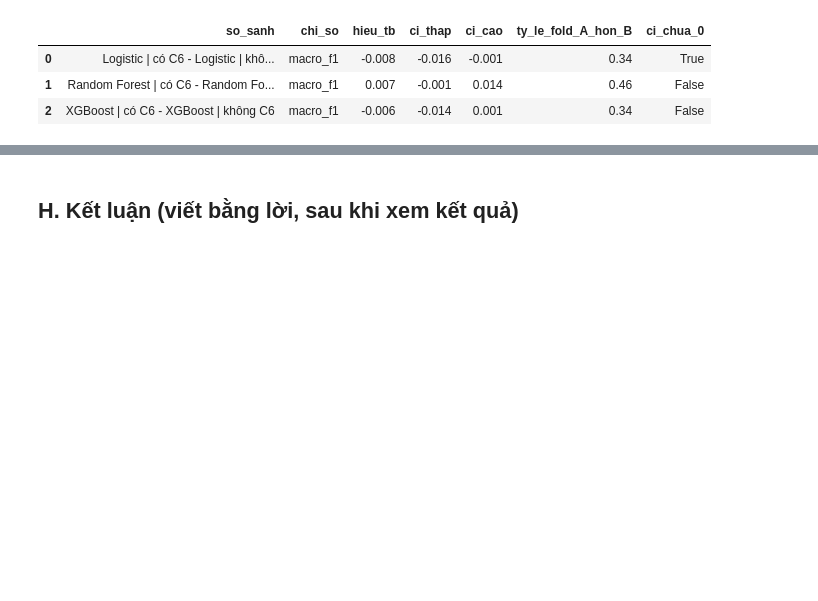
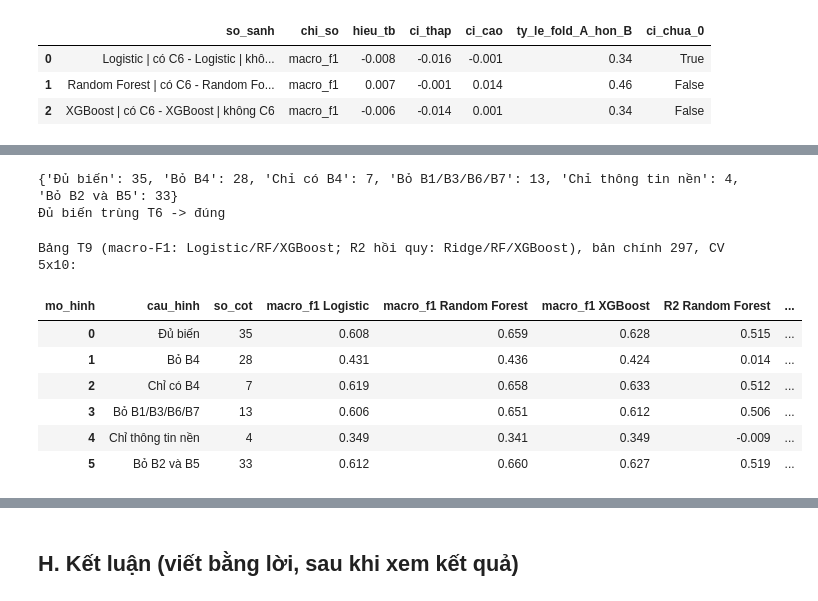
Before and after one commit to trangnt12/spark_mind, a Jupyter notebook: notebooks/03_models.ipynb, the cells around one changed output, grey strips where cells are left out. Saved outputs shown, nothing was run; the diff lists cells and outputs as text; code cells hidden in the pictures; blank space fills up the shorter version.

```diff
--- a/notebooks/03_models.ipynb
+++ b/notebooks/03_models.ipynb
@@ -345,0 +349,40 @@ luu(M.so_sanh_ghep(g, 'macro_f1', cap6), 'T6c_paired_with_C6_strict.csv')
+# %%
+cauhinh = M.cau_hinh_ablation()
+for ten, cot in cauhinh.items():
+    M.kiem_tra_cot_cam(cot)          # mọi cấu hình đều qua kiểm tra cột cấm
+print({k: len(v) for k, v in cauhinh.items()})
+ab_lop, ab_diem = M.chay_ablation(BAN[CHINH], chia)
+ab_lop.to_csv(BANG / 'T9_ablation_folds_classification_strict.csv', index=False, encoding='utf-8-sig')
+ab_diem.to_csv(BANG / 'T9_ablation_folds_regression_strict.csv', index=False, encoding='utf-8-sig')
+
+# Kiểm tra: "Đủ biến" phải bằng T6 gốc (cùng chia, cùng tham số)
+dv = ab_lop[ab_lop['cau_hinh'] == 'Đủ biến'].groupby('mo_hinh')['macro_f1'].mean()
+for m in dv.index:
+    assert abs(dv[m] - t6.set_index('mo_hinh').loc[m, 'macro_f1_tb']) < 1e-9, f'Đủ biến khác T6 ở {m}'
+print('Đủ biến trùng T6 -> đúng')
+# %% [output]
+{'Đủ biến': 35, 'Bỏ B4': 28, 'Chỉ có B4': 7, 'Bỏ B1/B3/B6/B7': 13, 'Chỉ thông tin nền': 4, 'Bỏ B2 và B5': 33}
+Đủ biến trùng T6 -> đúng
+# %%
+def tom_ab(f, chi_so):
+    g = f.groupby(['cau_hinh', 'mo_hinh'], sort=False)[chi_so].mean().rename(f'{chi_so}_tb').reset_index()
+    return g
+a_f1 = tom_ab(ab_lop, 'macro_f1'); a_r2 = tom_ab(ab_diem, 'r2')
+t9 = a_f1.merge(a_r2, on=['cau_hinh', 'mo_hinh'], how='outer')
+t9['so_cot'] = t9['cau_hinh'].map({k: len(v) for k, v in cauhinh.items()})
+t9['mo_hinh'] = pd.Categorical(t9['mo_hinh'], ['Logistic', 'Ridge', 'Random Forest', 'XGBoost'])
+rong = a_f1.pivot(index='cau_hinh', columns='mo_hinh', values='macro_f1_tb').reindex(list(cauhinh))
+rong2 = a_r2.pivot(index='cau_hinh', columns='mo_hinh', values='r2_tb').reindex(list(cauhinh))
+t9w = rong.add_prefix('macro_f1 ').join(rong2.add_prefix('R2 ')).reset_index()
+t9w.insert(1, 'so_cot', t9w['cau_hinh'].map({k: len(v) for k, v in cauhinh.items()}))
+print('Bảng T9 (macro-F1: Logistic/RF/XGBoost; R2 hồi quy: Ridge/RF/XGBoost), bản chính 297, CV 5x10:')
+luu(t9w, 'T9_ablation_strict.csv')
+# %% [output]
+Bảng T9 (macro-F1: Logistic/RF/XGBoost; R2 hồi quy: Ridge/RF/XGBoost), bản chính 297, CV 5x10:
+| mo_hinh | cau_hinh | so_cot | macro_f1 Logistic | macro_f1 Random Forest | macro_f1 XGBoost | R2 Random Forest | ... |
+| 0 | Đủ biến | 35 | 0.608 | 0.659 | 0.628 | 0.515 | ... |
+| 1 | Bỏ B4 | 28 | 0.431 | 0.436 | 0.424 | 0.014 | ... |
+| 2 | Chỉ có B4 | 7 | 0.619 | 0.658 | 0.633 | 0.512 | ... |
+| 3 | Bỏ B1/B3/B6/B7 | 13 | 0.606 | 0.651 | 0.612 | 0.506 | ... |
+| 4 | Chỉ thông tin nền | 4 | 0.349 | 0.341 | 0.349 | -0.009 | ... |
+| 5 | Bỏ B2 và B5 | 33 | 0.612 | 0.660 | 0.627 | 0.519 | ... |
```
Also changed, not shown: parts of 5 cells of this notebook, 3 other files.
